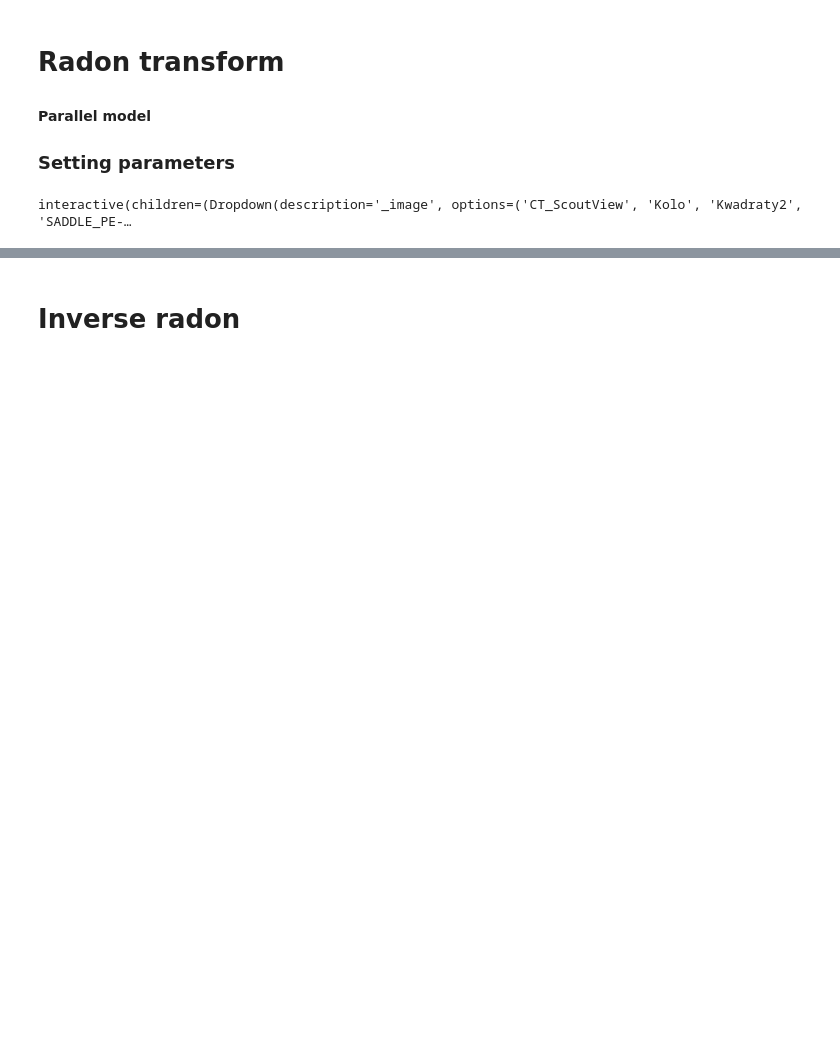
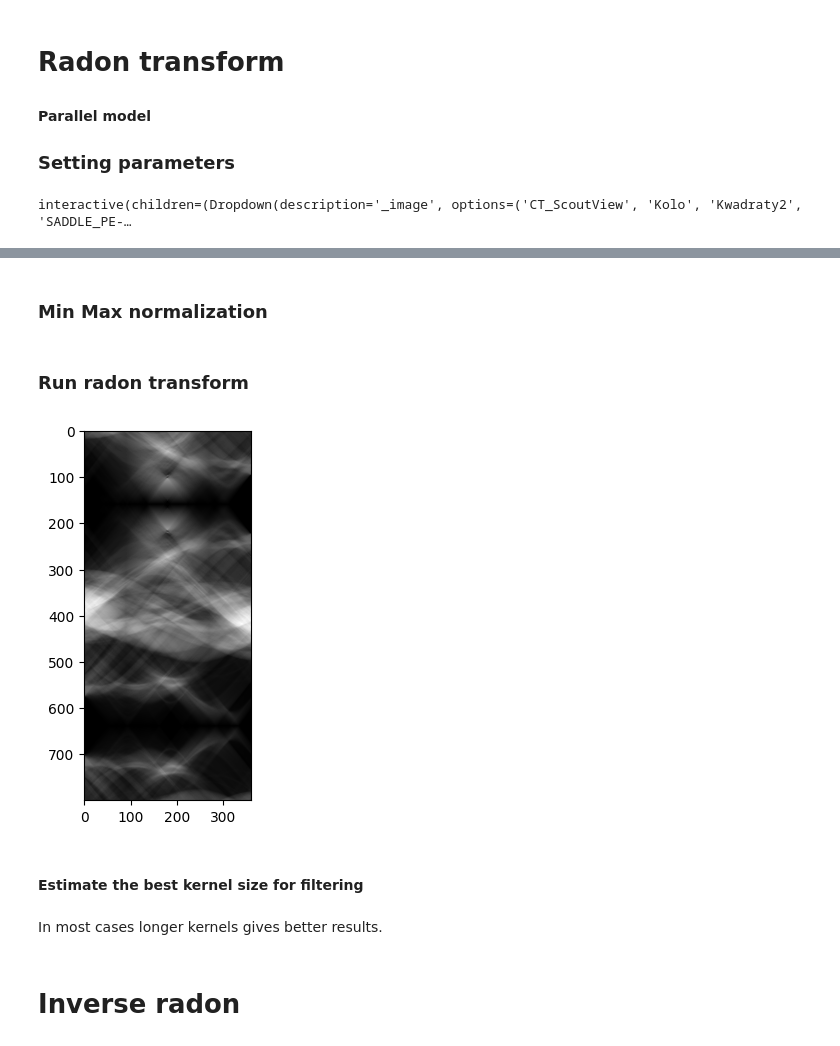
Before and after one commit to kamil271e/CT-scan, a Jupyter notebook: CT_scan.ipynb, the cells around one changed output, grey strips where cells are left out. Drawn from its saved outputs; the diff is of its cells as text; code cells hidden in the pictures; blank space fills up the shorter version.

Commit message:
Improved filtering

```diff
--- a/CT_scan.ipynb
+++ b/CT_scan.ipynb
@@ -40,7 +40,7 @@ for file in filenames:
     y0 = (diagonal - w) // 2
     large_img[y0:y0+h, x0:x0+w] = img
 
-    images[file.split('.')[0]] = large_img
+    images[file.split('.')[0]] = img #large_img
 # %% [markdown]
 # Bresenham algorithm
 # %%
@@ -152,27 +97,0 @@ sinogram = radon_transform(img, detector_num, delta, phi, faster=True, filtering
-# %%
-def apply_filter(sinogram, kernel_size):
-    kernel = [1 if k == 0 else 0 if k % 2 == 0 else (-4*np.pi**2 / k**2) for k in range(-kernel_size//2, kernel_size//2+1)]
-
-    filtered_sinogram = np.zeros_like(sinogram)
-    for i in range(sinogram.shape[0]):
-        # filtered_sinogram[i,] += np.convolve(sinogram[i,], kernel, mode='same')
-        # filtered_sinogram[:,j] = np.max(sinogram[:,j]) - np.convolve(sinogram[:,j], kernel, mode='same')
-        filtered_sinogram[i,] = np.max(sinogram[i,]) -  np.convolve(sinogram[i,], kernel, mode='same')
-
-    return filtered_sinogram
-
-
-#for k in range(1, 1000):
-#    sin2 = apply_filter(sinogram.T, k)
-#    plt.imshow(sin2, cmap='gray')
-#    plt.show()
-#    IPython.display.clear_output(wait=True)
-
-
-sin_norm = MinMax(sinogram)
-sin2 = apply_filter(sin_norm.T, 10)
-plt.imshow(sin2, cmap='gray')
-plt.show()
-reconstructed = inverse_radon_transform(sin2, delta, show_iter=False)
-plt.imshow(reconstructed,cmap='gray')
-plt.show()
@@ -208,0 +100,11 @@ plt.show()
+# %%
+def apply_filter(sinogram, kernel_size):
+    kernel = [1 if k == 0 else 0 if k % 2 == 0 else ((-4/(np.pi**2)) / (k**2)) for k in range(-kernel_size//2+1, kernel_size//2+1)]
+    filtered_sinogram = np.zeros_like(sinogram)
+
+    for i in range(sinogram.shape[0]):
+        filtered_sinogram[i,] = np.convolve(sinogram[i,], kernel, mode='same')
+
+    return filtered_sinogram
+# %% [markdown]
+### Min Max normalization
@@ -208,0 +114,2 @@ plt.show()
+# %% [markdown]
+### Run radon transform
@@ -208,0 +161,7 @@ plt.show()
+# %%
+sinogram = radon_transform(img, detector_num, delta, phi, faster=False, filtering=False, show_iter=True)
+filtered_sinogram = apply_filter(sinogram, sinogram.shape[0]-1)
+# %% [output]
+[figure, added]
+# %% [markdown]
+#### Estimate the best kernel size for filtering
@@ -209,3 +179,5 @@ plt.show()
+# %% [markdown]
+In most cases longer kernels gives better results.
 # %% [markdown]
 # Inverse radon
 # %%
```
Also changed, not shown: parts of 18 cells of this notebook.
